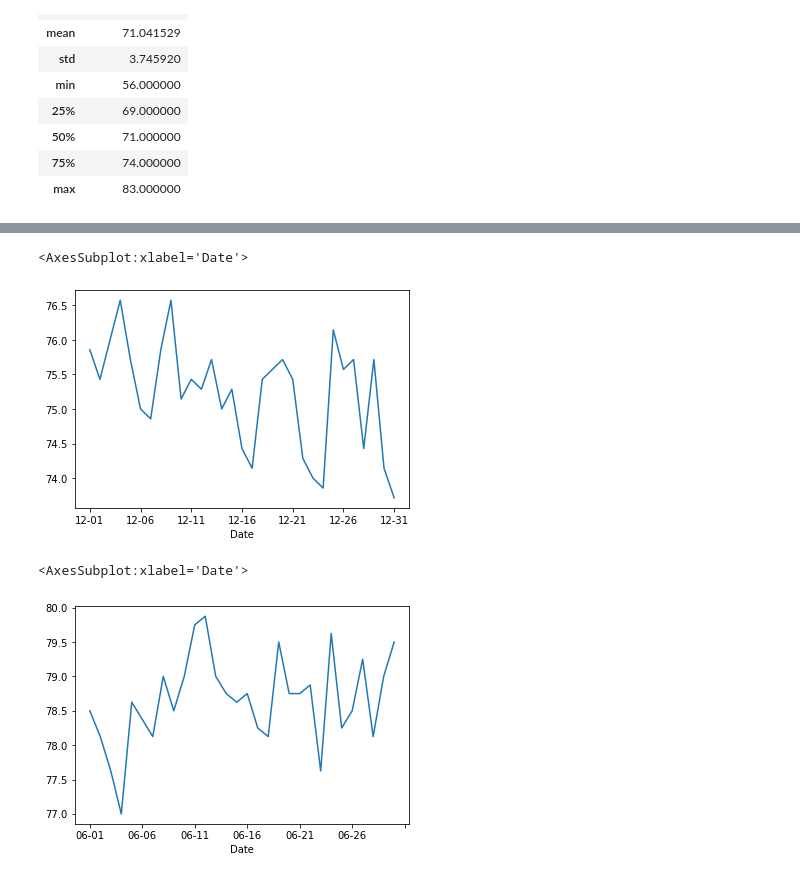
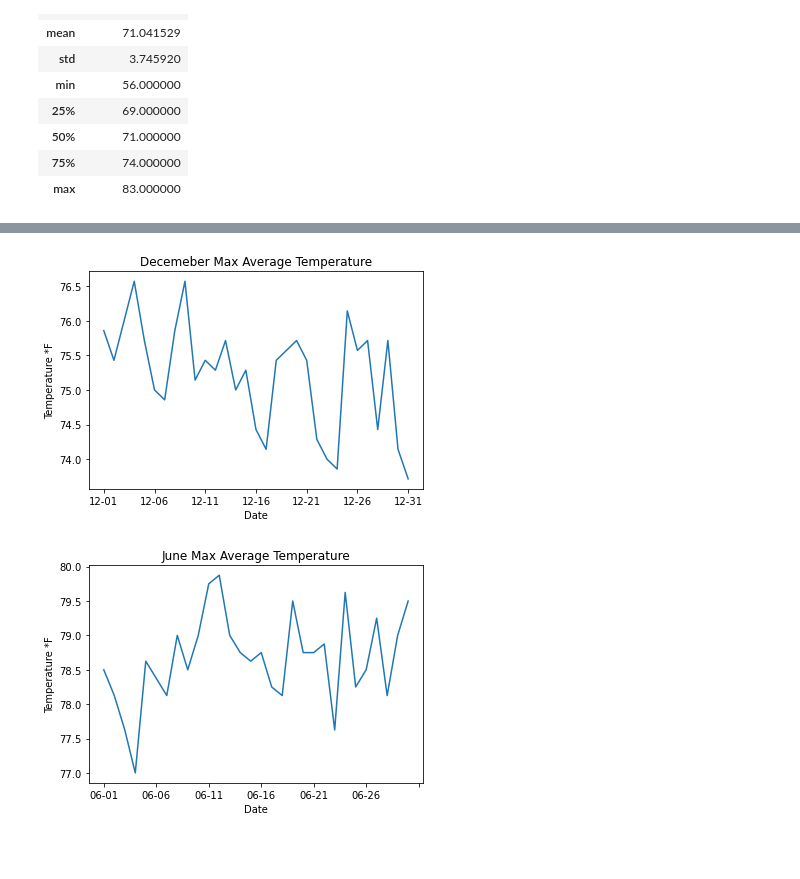
Before and after one commit to alecngai/09_Surfs_up, a Jupyter notebook: SurfsUp_Challenge.ipynb, the cells around one changed output, grey strips where cells are left out. Saved outputs shown, nothing was run; the diff lists cells and outputs as text; code cells hidden in the pictures; blank space fills up the shorter version.

```diff
--- a/SurfsUp_Challenge.ipynb
+++ b/SurfsUp_Challenge.ipynb
@@ -90,16 +95,18 @@ array([[<AxesSubplot:title={'center':'December Temps'}>]], dtype=object)
 # %%
 December_temps_df = pd.DataFrame(December_temps)
 December_temps_df.columns=["Date", "Temps *F"]
 
 
 Dec_data = December_temps_df.groupby("Date").max()["Temps *F"]
 Dec_data_df = pd.DataFrame(Dec_data).reset_index()
 Dec_data_df["Date"] = Dec_data_df["Date"].map(lambda x : x [5:])
 Dec_data_df_avg = Dec_data_df.groupby("Date").mean()["Temps *F"]
 Dec_data_df_avg.plot()
+pl.ylabel("Temperature *F")
+pl.title("Decemeber Max Average Temperature")
+pl.savefig("Resources/Dec_Max_Avg.png", facecolor='white')
 # %% [output]
-<AxesSubplot:xlabel='Date'>
-[figure, old version]
+[figure, new version]
 # %%
 June_temps_df = pd.DataFrame(June_temps)
 June_temps_df.columns=["Date", "Temps *F"]
@@ -110,6 +117,8 @@ Jun_data_df = pd.DataFrame(Jun_data).reset_index()
 Jun_data_df["Date"] = Jun_data_df["Date"].map(lambda x : x [5:])
 Jun_data_df_avg = Jun_data_df.groupby("Date").mean()["Temps *F"]
 Jun_data_df_avg.plot()
+pl.ylabel("Temperature *F")
+pl.title("June Max Average Temperature")
+pl.savefig("Resources/June_Max_Avg.png", facecolor='white')
 # %% [output]
-<AxesSubplot:xlabel='Date'>
-[figure, old version]
+[figure, new version]
```
Also changed, not shown: parts of 5 cells of this notebook, 4 other files.
